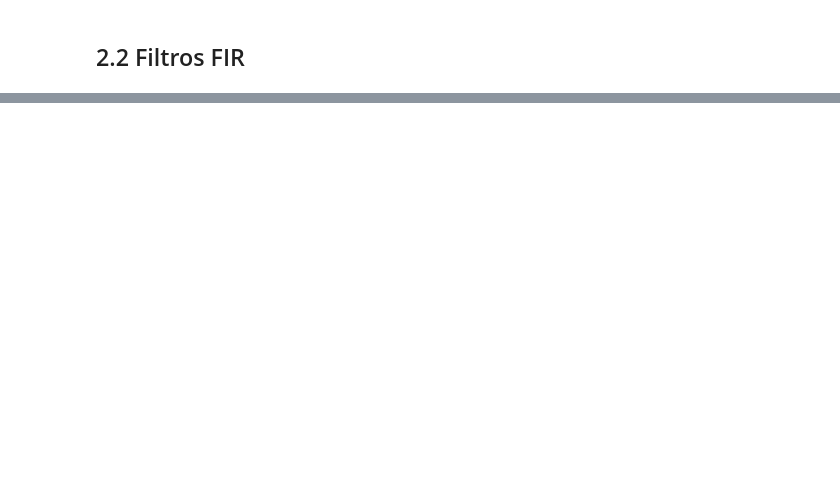
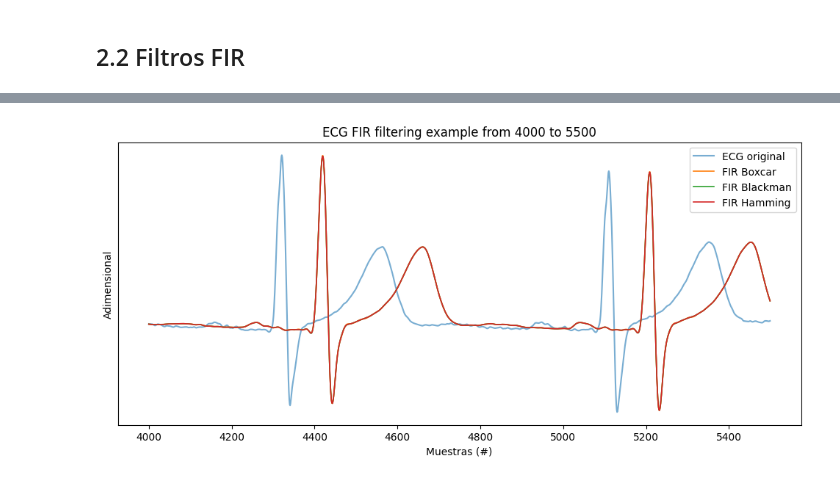
Before and after one commit to matiascarbajal111-cpu/APS-UNSAM-2026, a Jupyter notebook: TS7/TS7.ipynb, the cells around one changed output, grey strips where cells are left out. Saved outputs shown, nothing was run; the diff lists cells and outputs as text; code cells hidden in the pictures; blank space fills up the shorter version.

```diff
--- a/TS7/TS7.ipynb
+++ b/TS7/TS7.ipynb
@@ -242,9 +242,9 @@ plt.show()
 # %%
 #%% Filtrado de la señal ECG
 
-ECG_f_butt = sig.sosfilt(sos_butt, ecg_one_lead)
-ECG_f_cheby2 = sig.sosfilt(sos_cheby2, ecg_one_lead)
-ECG_f_cauer = sig.sosfilt(sos_cauer, ecg_one_lead)
+ECG_f_butt = signal.sosfilt(sos_butt, ecg_one_lead)
+ECG_f_cheby2 = signal.sosfilt(sos_cheby2, ecg_one_lead)
+ECG_f_cauer = signal.sosfilt(sos_cauer, ecg_one_lead)
 # %%
 #%% Regiones de interés con ruido
 
@@ -343,0 +510,76 @@ aplicar sos y descartar si es distorsion por otra cosa o fase
+# %%
+#%% ============================================================
+# FILTRADO DE LA SEÑAL ECG CON FILTROS FIR
+# ============================================================
+
+
+ECG_f_boxcar = signal.lfilter(b_win_boxcar, 1, ecg_one_lead)
+ECG_f_blackman = signal.lfilter(b_win_blackman, 1, ecg_one_lead)
+ECG_f_hamming = signal.lfilter(b_win_hamming, 1, ecg_one_lead)
+# %%
+#%% ============================================================
+# REGIONES DE INTERÉS CON RUIDO (FILTROS FIR)
+# ============================================================
+
+cant_muestras = ecg_one_lead.shape[0]
+
+regs_interes = (
+    [4000, 5500],  # muestras
+    [10e3, 11e3],  # muestras
+)
+
+for ii in regs_interes:
+
+  # Intervalo limitado de 0 a cant_muestras
+  inicio = int(max(0, ii[0]))
+  fin = int(min(cant_muestras, ii[1]))
+
+  zoom_region = np.arange(inicio, fin)
+
+  plt.figure(figsize=(12, 5))
+
+  # Señal Original
+  plt.plot(
+      zoom_region,
+      ecg_one_lead[inicio:fin],
+      label='ECG original',
+      linewidth=1.5,
+      alpha=0.6,
+  )
+
+  # Graficado directo de las señales filtradas (con su retardo natural)
+  plt.plot(
+      zoom_region,
+      ECG_f_boxcar[inicio:fin],
+      label='FIR Boxcar',
+      linewidth=1.2,
+  )
+
+  plt.plot(
+      zoom_region,
+      ECG_f_blackman[inicio:fin],
+      label='FIR Blackman',
+      linewidth=1.2,
+  )
+
+  plt.plot(
+      zoom_region,
+      ECG_f_hamming[inicio:fin],
+      label='FIR Hamming',
+      linewidth=1.2,
+  )
+
+  plt.title(
+      'ECG FIR filtering example from ' + str(inicio) + ' to ' + str(fin)
+  )
+
+  plt.ylabel('Adimensional')
+  plt.xlabel('Muestras (#)')
+
+  axes_hdl = plt.gca()
+  axes_hdl.legend()
+  axes_hdl.set_yticks(())
+
+  plt.show()
+# %% [output]
+[figure, added]
```
Also changed, not shown: parts of 14 cells of this notebook, 2 other files.
